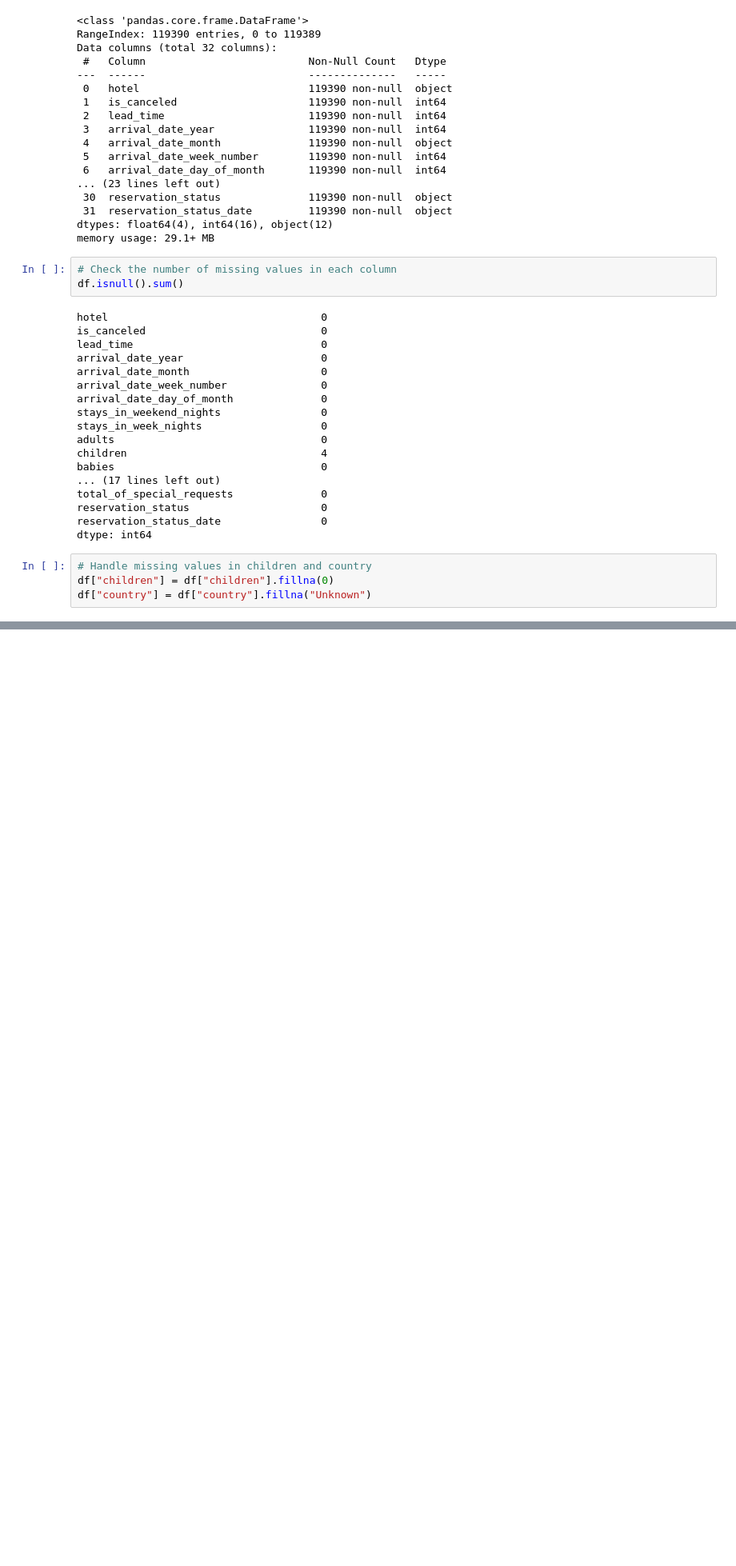
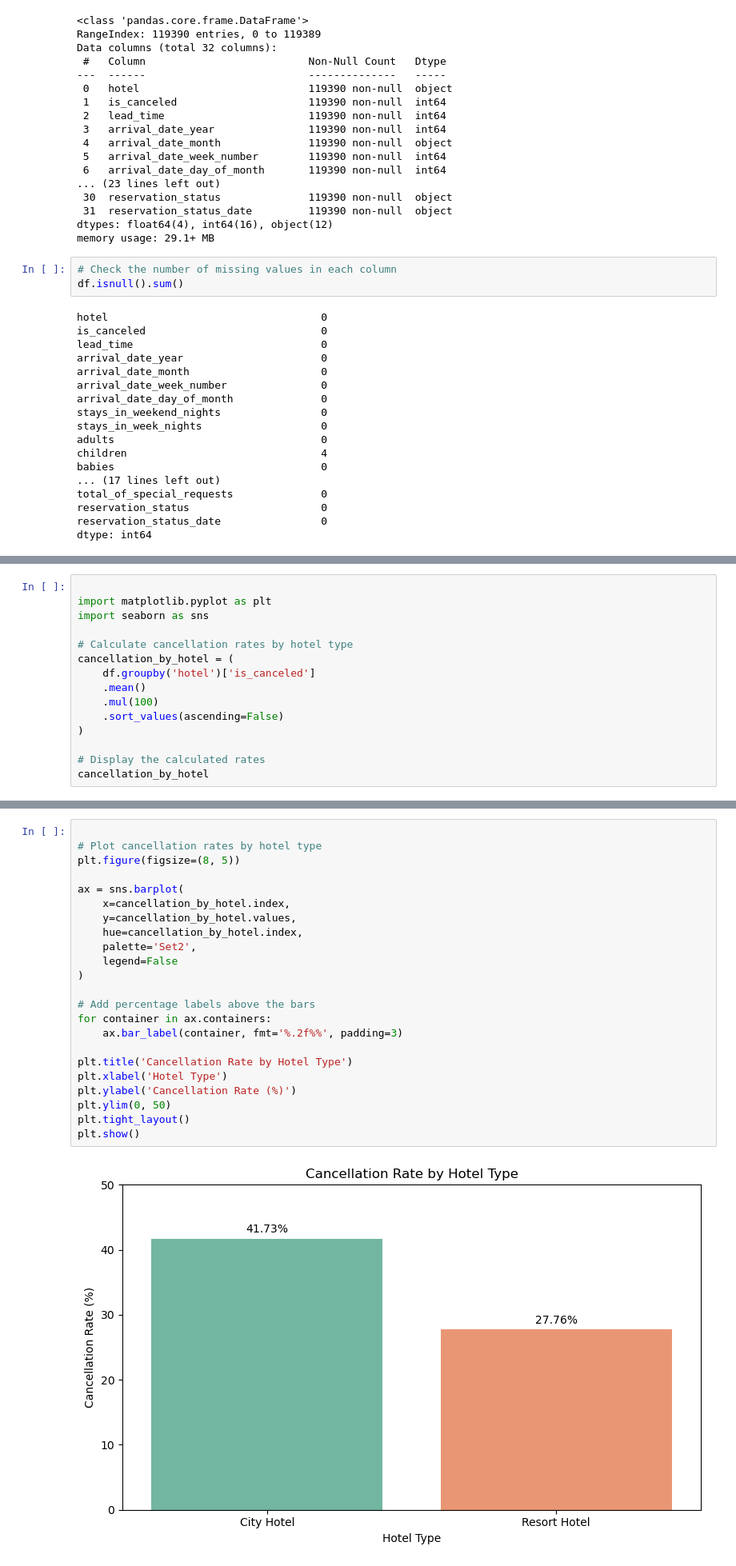
Before and after one commit to Saraseraji/hotel-booking-eda, a Jupyter notebook: hotel_revenue_cancellation_analysis.ipynb, the cells around one changed output, grey strips where cells are left out. Shown at 80% size. Drawn from its saved outputs; the diff is of its cells as text; blank space fills up the shorter version.

Commit message:
Finalize hotel booking cancellation analysis

```diff
--- a/hotel_revenue_cancellation_analysis.ipynb
+++ b/hotel_revenue_cancellation_analysis.ipynb
@@ -65,7 +63,3 @@ total_of_special_requests              0
 reservation_status                     0
 reservation_status_date                0
 dtype: int64
-# %%
-# Handle missing values in children and country
-df["children"] = df["children"].fillna(0)
-df["country"] = df["country"].fillna("Unknown")
@@ -78,0 +3519,15 @@ dtype: int64
+# %%
+
+import matplotlib.pyplot as plt
+import seaborn as sns
+
+# Calculate cancellation rates by hotel type
+cancellation_by_hotel = (
+    df.groupby('hotel')['is_canceled']
+    .mean()
+    .mul(100)
+    .sort_values(ascending=False)
+)
+
+# Display the calculated rates
+cancellation_by_hotel
@@ -78,0 +3539,25 @@ dtype: int64
+# %%
+
+# Plot cancellation rates by hotel type
+plt.figure(figsize=(8, 5))
+
+ax = sns.barplot(
+    x=cancellation_by_hotel.index,
+    y=cancellation_by_hotel.values,
+    hue=cancellation_by_hotel.index,
+    palette='Set2',
+    legend=False
+)
+
+# Add percentage labels above the bars
+for container in ax.containers:
+    ax.bar_label(container, fmt='%.2f%%', padding=3)
+
+plt.title('Cancellation Rate by Hotel Type')
+plt.xlabel('Hotel Type')
+plt.ylabel('Cancellation Rate (%)')
+plt.ylim(0, 50)
+plt.tight_layout()
+plt.show()
+# %% [output]
+[figure, added]
```
Also changed, not shown: parts of 222 cells of this notebook.
